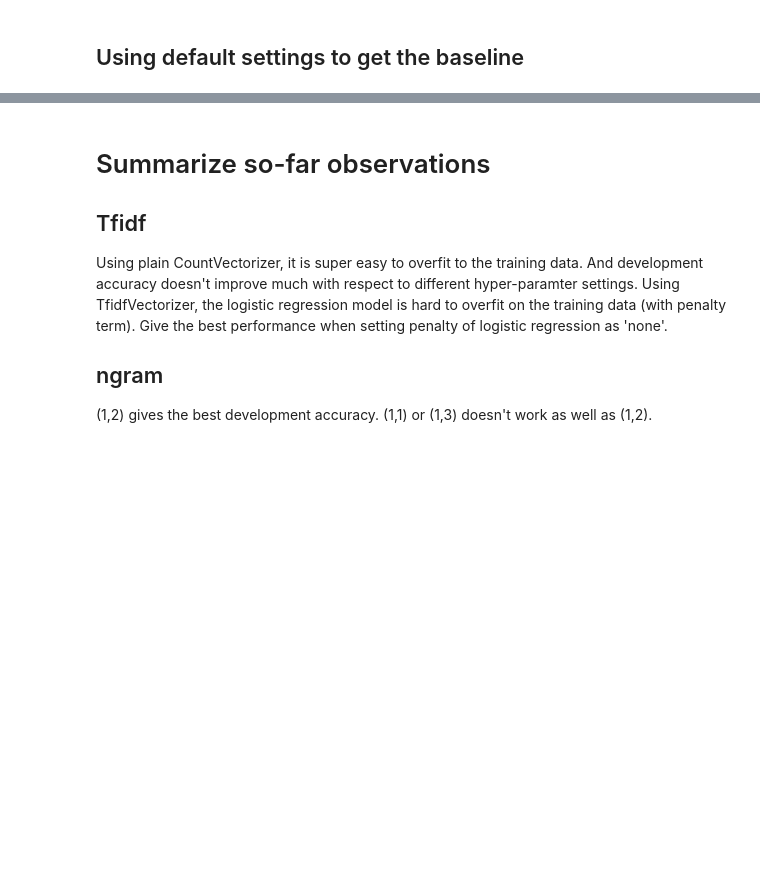
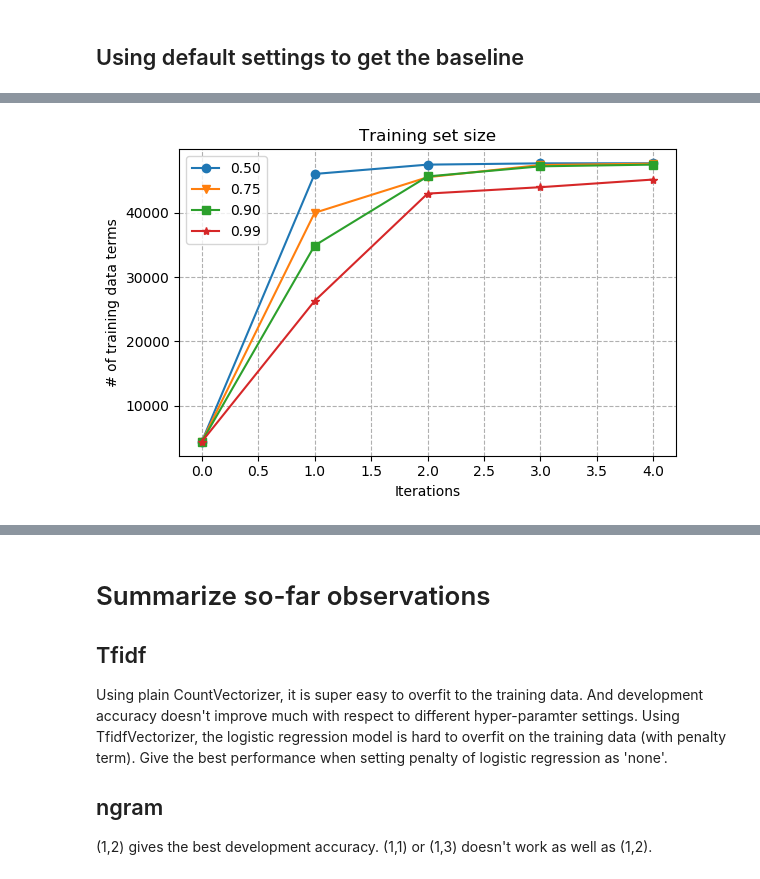
Before and after one commit to junzel/uci-statnlp, a Jupyter notebook: hw1/Report.ipynb, the cells around one changed output, grey strips where cells are left out. Saved outputs shown, nothing was run; the diff lists cells and outputs as text; code cells hidden in the pictures; blank space fills up the shorter version.

```diff
--- a/hw1/Report.ipynb
+++ b/hw1/Report.ipynb
@@ -108,4 +376,0 @@ speech.devX.shape
-# %%
-cls = train_with_params(pca.fit_transform(speech.trainX.toarray()), speech.trainy, max_iter=1000, tol=1e-9)
-classify.evaluate(pca.fit_transform(speech.trainX.toarray()), speech.trainy, cls)
-classify.evaluate(pca.fit_transform(speech.devX.toarray()), speech.devy, cls)
@@ -114,0 +643,16 @@ classify.evaluate(pca.fit_transform(speech.devX.toarray()), speech.devy, cls)
+# %%
+fig, ax = plt.subplots(1,1, dpi=100)
+ax.set_title("Training set size")
+ax.set_xlabel("Iterations")
+ax.set_ylabel("# of training data terms")
+
+ax.plot(list(range(len(training_size_50))), training_size_50, marker='o', label='0.50')
+ax.plot(list(range(len(training_size_75))), training_size_75, marker='v', label='0.75')
+ax.plot(list(range(len(training_size_90))), training_size_90, marker='s', label='0.90')
+ax.plot(list(range(len(training_size_99))), training_size_99, marker='*', label='0.99')
+plt.grid(ls='--')
+plt.legend()
+plt.tight_layout()
+plt.show()
+# %% [output]
+[figure, added]
```
Also changed, not shown: parts of 53 cells of this notebook, 1 other file.
